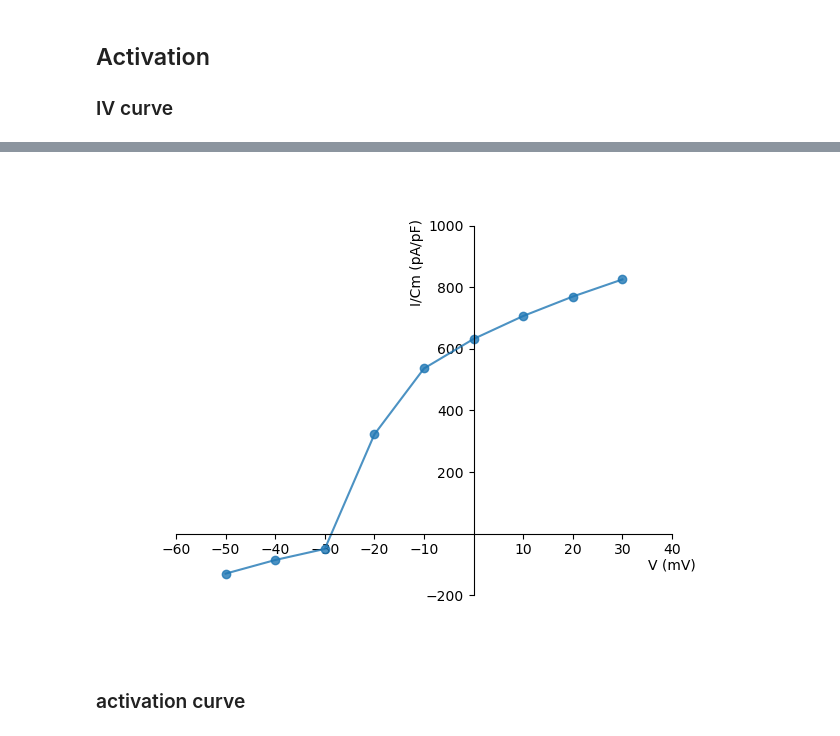
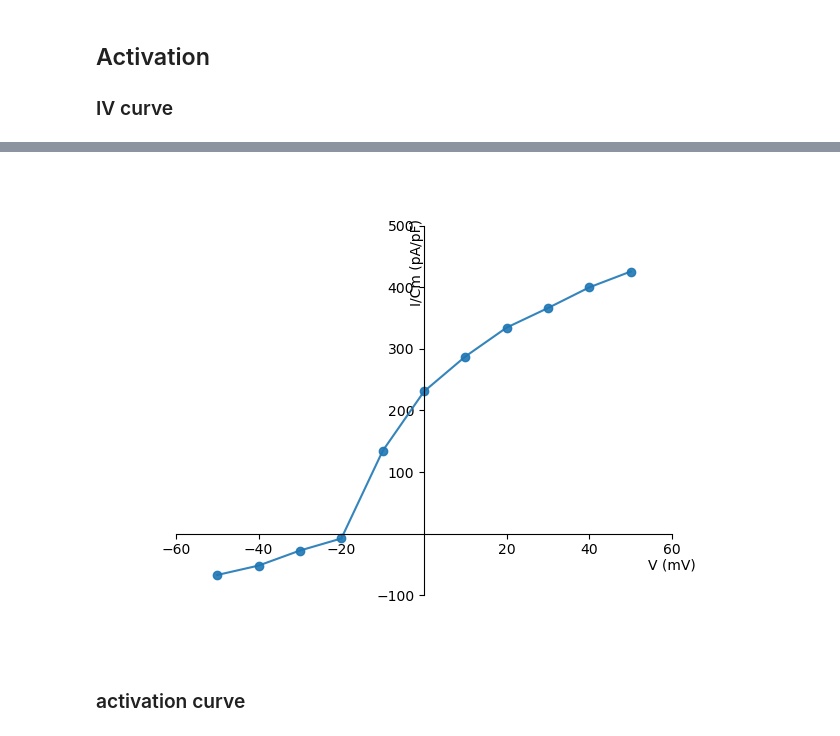
Before and after one commit to afmontarras/CSHL, a Jupyter notebook: Kv.ipynb, the cells around one changed output, grey strips where cells are left out. Cells and saved outputs as stored; diff of their text form; code cells hidden in the pictures.

```diff
--- a/Kv.ipynb
+++ b/Kv.ipynb
@@ -15,7 +15,7 @@ import functions as func
 ### Define your path to your data
 #### The glob function helps you filter your files
 # %%
-pathToData = "/home/alan/Documents/LAB/CSHL/Data/"
+pathToData = "/home/alan/Documents/LAB/CSHL/Data/Good/"
 folders = glob(pathToData+"*")
 folders
 # %% [output]
@@ -28,4 +27,4 @@ folders
 # %%
-files = glob(folders[1]+"/*/*.abf")
+files = glob(folders[2]+"/*.abf")
 files
 # %% [output]
@@ -48,6 +75,6 @@ get_protocol(files)
 ## Activation
 ### IV curve
 # %%
-iv_files = files_from_protocol('1',files)
+iv_files = files_from_protocol('K IV',files)
 iv_files
 # %% [output]
@@ -65,0 +99,3 @@ plot_swps(f)
+# %%
+good_iv = iv_files[-2:]
+good_iv
@@ -66,25 +105,28 @@ plot_swps(f)
 # %%
+f = good_iv[0]
 ## Extract the sweeps
 swps, swp_time, sr = get_sweeps(f)
 ## The mean on your voltage step:
-v_start = 0.512
-v_end = 0.7
+v_start = 0.11
+v_end = 0.15
 voltage_step = np.mean(swp_window(swps,v_start,v_end,sr,channel=1),axis=1)
-## the pic response in your current:
-i_start = 0.512
-i_end = 0.55
+## The Baseline holding current:
+i_start = 0.10
+i_end = 0.1075
+baseline_current = np.mean(swp_window(swps,i_start,i_end,sr,channel=0),axis=1)
+## the pic response in your K current:
+i_start = 0.11
+i_end = 0.13
 current_window = swp_window(swps,i_start,i_end,sr,channel=0)
-current_response = np.array([swp[np.argmax(np.abs(swp))] for swp in current_window])
+current_response = np.array([swp[np.argmax(np.abs(swp - swp[0]))] for swp in current_window])
 ## Create a figure plot with this line:
 fig,ax = plt.subplots()
 ## the ax.plot(x,y,'line, dot,...') will plot your data to the figure
-ax.plot(voltage_step,current_response,'-o',alpha=0.8)
-ax.set_xlabel('Voltage step (mV)')
-ax.set_ylabel('Current response (pA)')
+ax.plot(voltage_step,current_response,'-o',alpha=0.9)
 IV_style(ax,ycoord=(0.5,0.9),xcoord=(1,0.1))
 plt.show()
 # %% [output]
-[figure, old version]
+[figure, new version]
 # %% [markdown]
 ### activation curve
 # %% [markdown]
```
Also changed, not shown: parts of 10 cells of this notebook, 5 other files.
